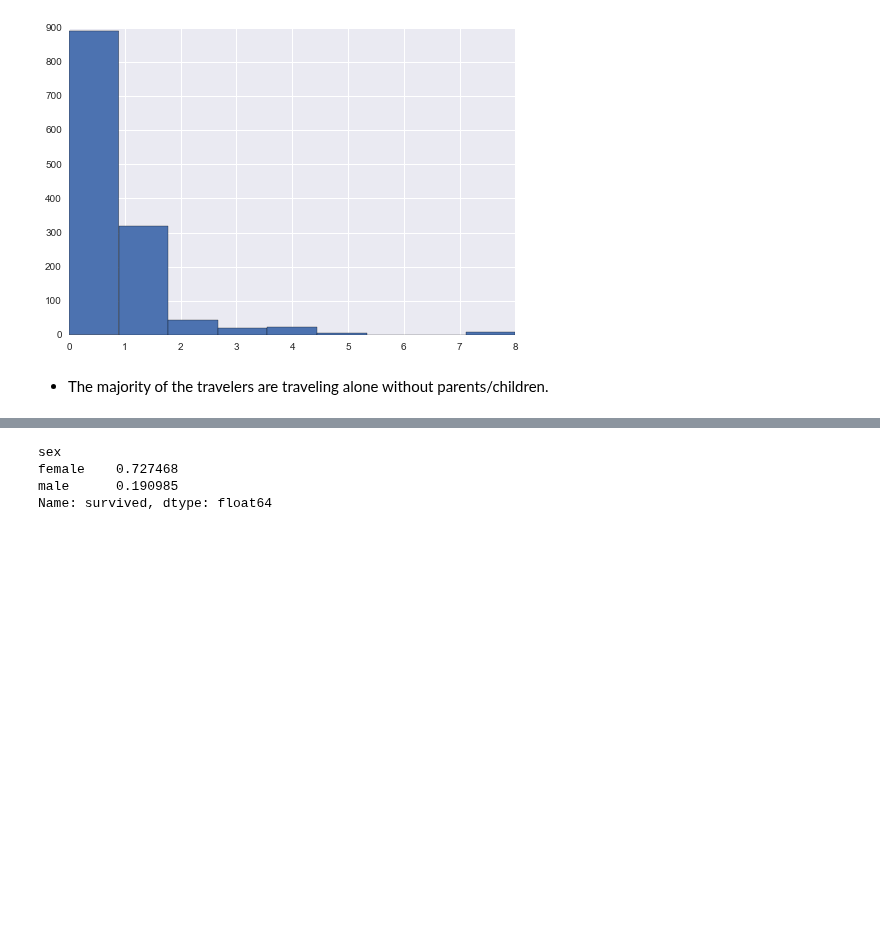
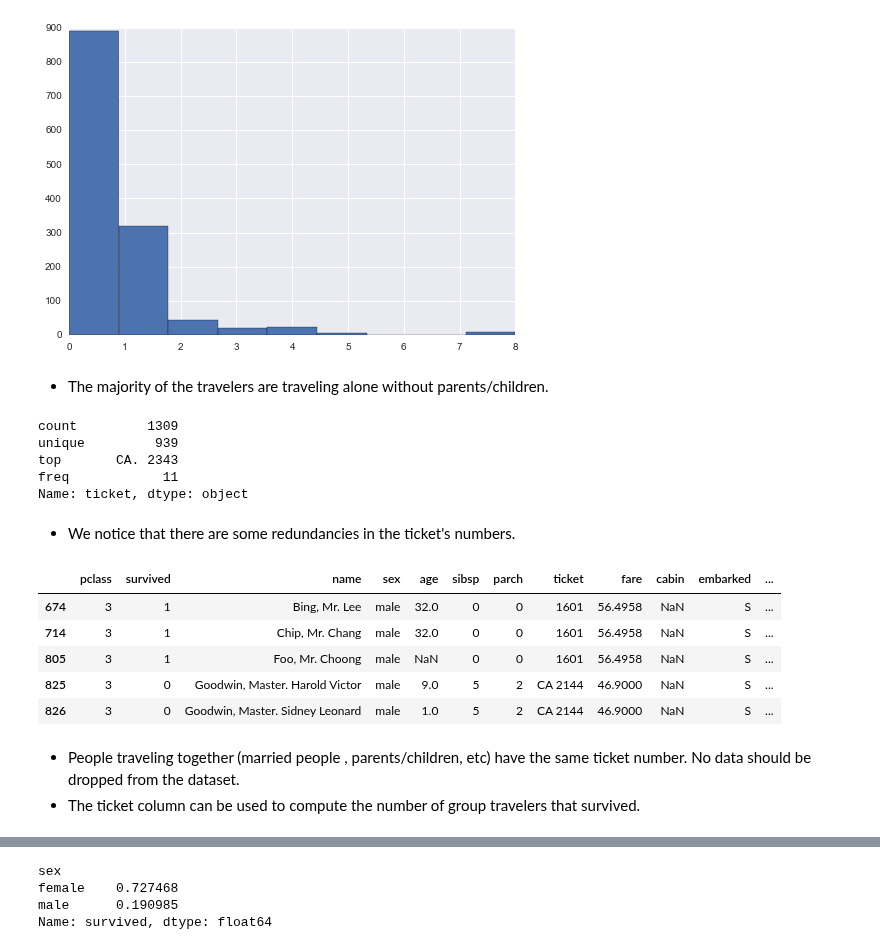
Before and after one commit to amirsh/ada-ana, a Jupyter notebook: HW1-notebooks/Data Wrangling with Pandas.ipynb, the cells around one changed output, grey strips where cells are left out. Cells and saved outputs as stored; diff of their text form; code cells hidden in the pictures; blank space fills up the shorter version.

```diff
--- a/HW1-notebooks/Data Wrangling with Pandas.ipynb
+++ b/HW1-notebooks/Data Wrangling with Pandas.ipynb
@@ -1792,3 +1792,28 @@ titanic.sibsp.hist(bins=9)
 [figure]
 # %% [markdown]
 - The majority of the travelers are traveling alone without parents/children.
+# %%
+# ticket
+titanic.ticket.describe()
+# %% [output]
+count         1309
+unique         939
+top       CA. 2343
+freq            11
+Name: ticket, dtype: object
+# %% [markdown]
+- We notice that there are some redundancies in the ticket's numbers.
+# %%
+ticket_freq = titanic['ticket'].value_counts()
+ticket_rep = ticket_freq[ticket_freq>7]
+titanic[titanic.ticket.isin(ticket_rep.index)].head()
+# %% [output]
+|  | pclass | survived | name | sex | age | sibsp | parch | ticket | fare | cabin | embarked | ... |
+| 674 | 3 | 1 | Bing, Mr. Lee | male | 32.0 | 0 | 0 | 1601 | 56.4958 | NaN | S | ... |
+| 714 | 3 | 1 | Chip, Mr. Chang | male | 32.0 | 0 | 0 | 1601 | 56.4958 | NaN | S | ... |
+| 805 | 3 | 1 | Foo, Mr. Choong | male | NaN | 0 | 0 | 1601 | 56.4958 | NaN | S | ... |
+| 825 | 3 | 0 | Goodwin, Master. Harold Victor | male | 9.0 | 5 | 2 | CA 2144 | 46.9000 | NaN | S | ... |
+| 826 | 3 | 0 | Goodwin, Master. Sidney Leonard | male | 1.0 | 5 | 2 | CA 2144 | 46.9000 | NaN | S | ... |
+# %% [markdown]
+- People traveling together (married people , parents/children, etc) have the same ticket number. No data should be dropped from the dataset.
+- The ticket column can be used to compute the number of group travelers that survived.
```
Also changed, not shown: parts of 5 cells of this notebook.
